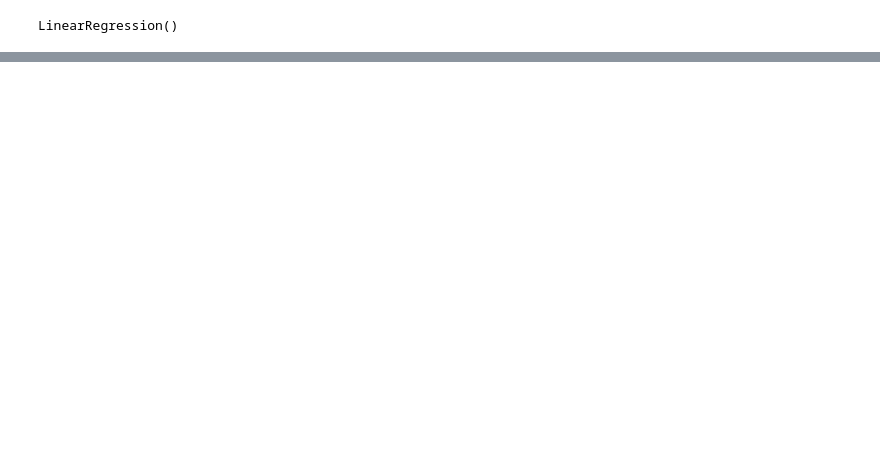
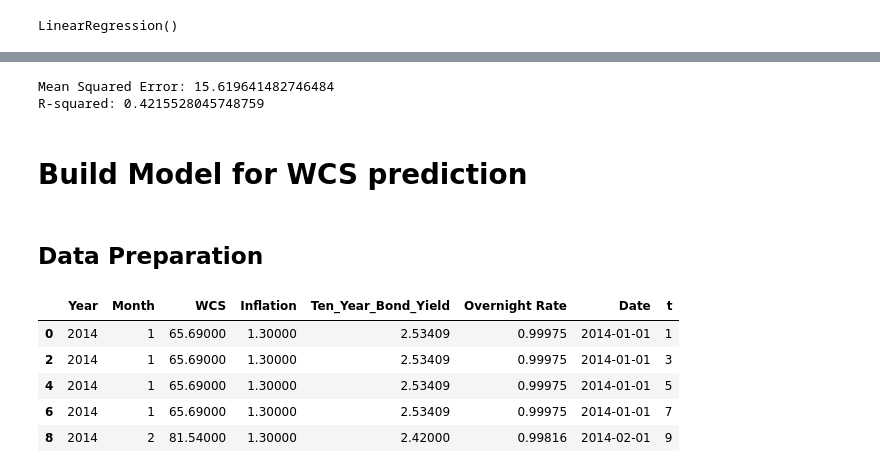
Before and after one commit to Jun-Jiang03/crude_oil_prediction, a Jupyter notebook: Explore and training model.ipynb, the cells around one changed output, grey strips where cells are left out. Saved outputs shown, nothing was run; the diff lists cells and outputs as text; code cells hidden in the pictures; blank space fills up the shorter version.

```diff
--- a/Explore and training model.ipynb
+++ b/Explore and training model.ipynb
@@ -183,0 +421,30 @@ The root mean squared error is 9.928408080108008.
+# %%
+#Evaluate the prophet model
+y_true_pro = df['y'][-60:].values
+y_pred_pro = forecast['yhat'].values
+
+mse_pro = mean_squared_error(y_true_pro, y_pred_pro)
+r2_pro = r2_score(y_true_pro, y_pred_pro)
+
+print(f'Mean Squared Error: {mse_pro}')
+print(f'R-squared: {r2_pro}')
+# %% [output]
+Mean Squared Error: 15.619641482746484
+R-squared: 0.4215528045748759
+# %% [markdown]
+# Build Model for WCS prediction
+# %% [markdown]
+## Data Preparation
+# %%
+#copy the crude_oil_cad dataframe and and a column t to record time serial
+crude_oil_cad_t =crude_oil_cad.copy()
+crude_oil_cad_t['t'] = range(1, len(crude_oil_cad_t) + 1)
+crude_oil_cad_t.drop(crude_oil_cad_t[crude_oil_cad_t['Inflation'] > 100].index, inplace=True)
+crude_oil_cad_t.head()
+# %% [output]
+|  | Year | Month | WCS | Inflation | Ten_Year_Bond_Yield | Overnight Rate | Date | t |
+| 0 | 2014 | 1 | 65.69000 | 1.30000 | 2.53409 | 0.99975 | 2014-01-01 | 1 |
+| 2 | 2014 | 1 | 65.69000 | 1.30000 | 2.53409 | 0.99975 | 2014-01-01 | 3 |
+| 4 | 2014 | 1 | 65.69000 | 1.30000 | 2.53409 | 0.99975 | 2014-01-01 | 5 |
+| 6 | 2014 | 1 | 65.69000 | 1.30000 | 2.53409 | 0.99975 | 2014-01-01 | 7 |
+| 8 | 2014 | 2 | 81.54000 | 1.30000 | 2.42000 | 0.99816 | 2014-02-01 | 9 |
```
Also changed, not shown: parts of 66 cells of this notebook.
